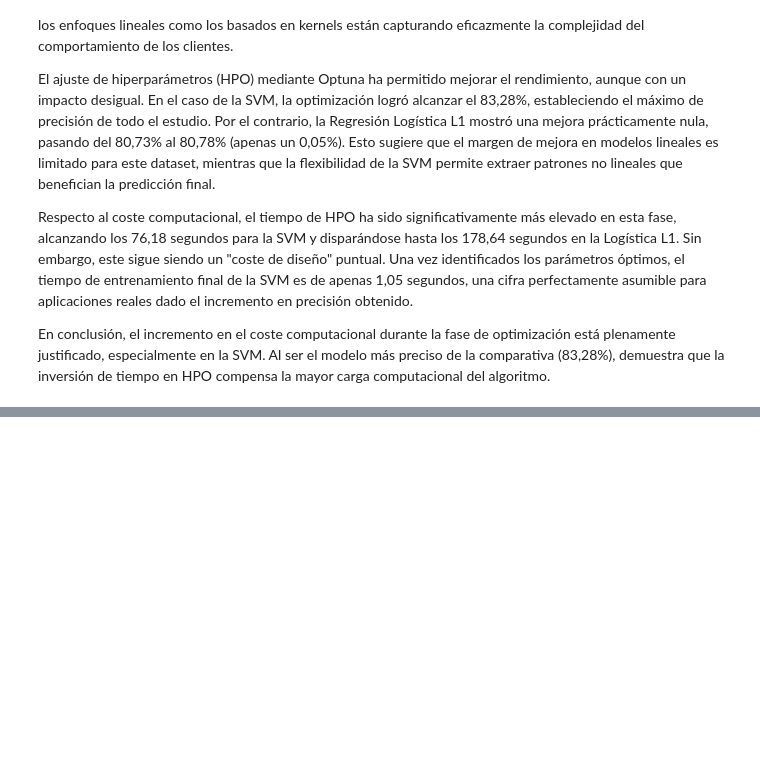
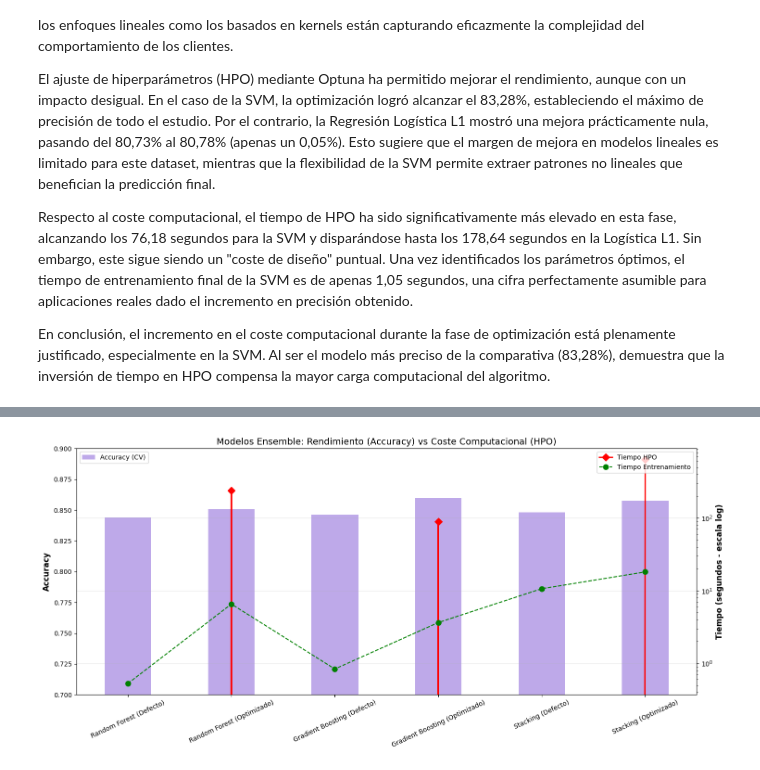
Before and after one commit to mmanchado6/P1_Machine_learning, a Jupyter notebook: Notebook.ipynb, the cells around one changed output, grey strips where cells are left out. Drawn from its saved outputs; the diff is of its cells as text; code cells hidden in the pictures; blank space fills up the shorter version.

```diff
--- a/Notebook.ipynb
+++ b/Notebook.ipynb
@@ -945,0 +1235,92 @@ En conclusión, el incremento en el coste computacional durante la fase de optim
+# %%
+# Random Forest optimizado
+start = time.time()
+optuna_rf.best_estimator_.fit(X_train, y_train)
+tiempo_refit_rf = time.time() - start
+
+# Gradient Boosting optimizado
+start = time.time()
+optuna_gb.best_estimator_.fit(X_train, y_train)
+tiempo_refit_gb = time.time() - start
+
+# Stacking optimizado
+start = time.time()
+optuna_stacking.best_estimator_.fit(X_train, y_train)
+tiempo_refit_stacking = time.time() - start
+
+
+datos_comparativa_ensembles = [
+    {
+        "Modelo": "Random Forest (Defecto)",
+        "Accuracy": resultados_ensembles_def["Random Forest"]["accuracy"],
+        "Tiempo HPO (s)": 0,
+        "Tiempo Entrenamiento (s)": resultados_ensembles_def["Random Forest"]["tiempo"]
+    },
+    {
+        "Modelo": "Random Forest (Optimizado)",
+        "Accuracy": optuna_rf.best_score_,
+        "Tiempo HPO (s)": t_rf,
+        "Tiempo Entrenamiento (s)": tiempo_refit_rf
+    },
+    {
+        "Modelo": "Gradient Boosting (Defecto)",
+        "Accuracy": resultados_ensembles_def["Gradient Boosting"]["accuracy"],
+        "Tiempo HPO (s)": 0,
+        "Tiempo Entrenamiento (s)": resultados_ensembles_def["Gradient Boosting"]["tiempo"]
+    },
+    {
+        "Modelo": "Gradient Boosting (Optimizado)",
+        "Accuracy": optuna_gb.best_score_,
+        "Tiempo HPO (s)": t_gb,
+        "Tiempo Entrenamiento (s)": tiempo_refit_gb
+    },
+    {
+        "Modelo": "Stacking (Defecto)",
+        "Accuracy": resultados_ensembles_def["Stacking"]["accuracy"],
+        "Tiempo HPO (s)": 0,
+        "Tiempo Entrenamiento (s)": resultados_ensembles_def["Stacking"]["tiempo"]
+    },
+    {
+        "Modelo": "Stacking (Optimizado)",
+        "Accuracy": optuna_stacking.best_score_,
+        "Tiempo HPO (s)": t_stacking,
+        "Tiempo Entrenamiento (s)": tiempo_refit_stacking
+    }
+]
+
+df_final_ensembles = pd.DataFrame(datos_comparativa_ensembles)
+
+display(
+    df_final_ensembles
+    .sort_values(by="Accuracy", ascending=False)
+    .reset_index(drop=True)
+)
+
+fig, ax1 = plt.subplots(figsize=(15, 7))
+
+x = range(len(df_final_ensembles))
+
+# Barras de accuracy
+ax1.bar(x, df_final_ensembles["Accuracy"], width=0.45, alpha=0.6, label="Accuracy (CV)", color = 'mediumpurple')
+ax1.set_ylabel("Accuracy", fontsize=12, fontweight="bold")
+
+ax1.set_ylim(0.70, 0.90)
+ax1.set_xticks(list(x))
+ax1.set_xticklabels(df_final_ensembles["Modelo"], rotation=25)
+
+# Eje secundario para tiempos
+ax2 = ax1.twinx()
+ax2.plot(x, df_final_ensembles["Tiempo HPO (s)"], color = 'red', marker="D", markersize=8, linewidth=2, label="Tiempo HPO")
+ax2.plot(x, df_final_ensembles["Tiempo Entrenamiento (s)"], color = 'green', marker="o", markersize=8, linestyle="--", label="Tiempo Entrenamiento")
+ax2.set_ylabel("Tiempo (segundos - escala log)", fontsize=12, fontweight="bold")
+ax2.set_yscale("log")
+
+plt.title("Modelos Ensemble: Rendimiento (Accuracy) vs Coste Computacional (HPO)", fontsize=14)
+
+ax1.legend(loc="upper left")
+ax2.legend(loc="upper right")
+
+plt.grid(axis="y", alpha=0.3)
+plt.tight_layout()
+plt.show()
+# %% [output]
@@ -945,0 +1334 @@ En conclusión, el incremento en el coste computacional durante la fase de optim
+[figure, added]
```
Also changed, not shown: parts of 33 cells of this notebook, 7 other files.
